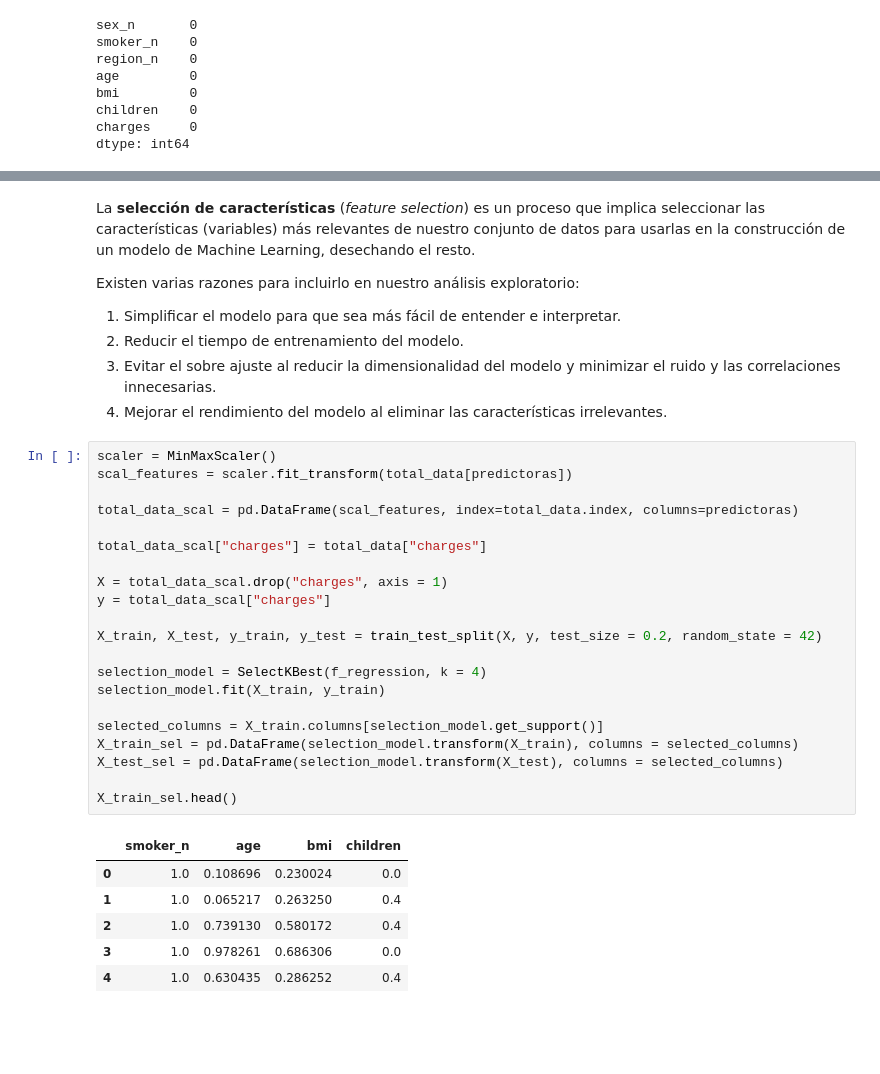
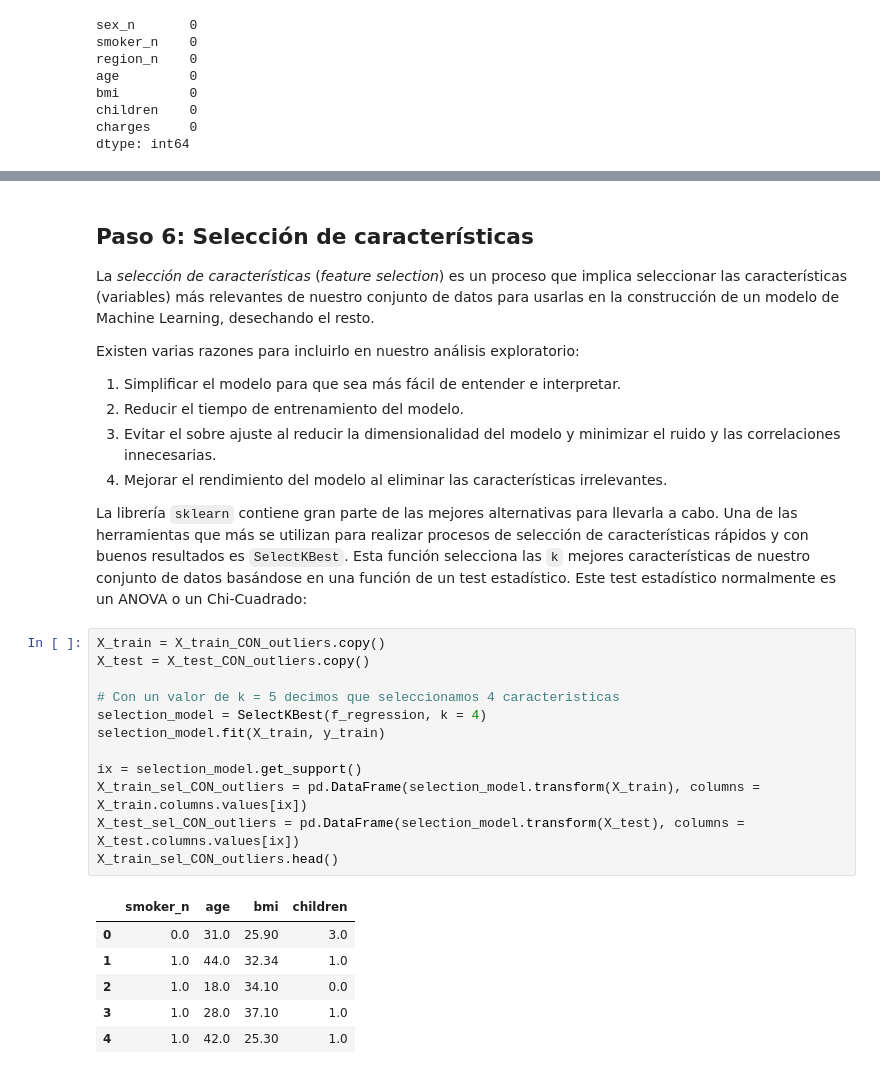
Before and after one commit to 4GeeksAcademy/machine-learning-python-template3-JohnnyXavierReyesBorbor, a Jupyter notebook: src/EDA.ipynb, the cells around one changed output, grey strips where cells are left out. Cells and saved outputs as stored; diff of their text form; blank space fills up the shorter version.

```diff
--- a/src/EDA.ipynb
+++ b/src/EDA.ipynb
@@ -335,6 +421,7 @@ total_data_scal.head()
 # %% [markdown]
+## Paso 6: Selección de características
 
-La **selección de características** (*feature selection*) es un proceso que implica seleccionar las características (variables) más relevantes de nuestro conjunto de datos para usarlas en la construcción de un modelo de Machine Learning, desechando el resto.
+La *selección de características* (*feature selection*) es un proceso que implica seleccionar las características (variables) más relevantes de nuestro conjunto de datos para usarlas en la construcción de un modelo de Machine Learning, desechando el resto.
 
 Existen varias razones para incluirlo en nuestro análisis exploratorio:
 
@@ -342,32 +429,25 @@ Existen varias razones para incluirlo en nuestro análisis exploratorio:
 2. Reducir el tiempo de entrenamiento del modelo.
 3. Evitar el sobre ajuste al reducir la dimensionalidad del modelo y minimizar el ruido y las correlaciones innecesarias.
 4. Mejorar el rendimiento del modelo al eliminar las características irrelevantes.
+
+La librería `sklearn` contiene gran parte de las mejores alternativas para llevarla a cabo. Una de las herramientas que más se utilizan para realizar procesos de selección de características rápidos y con buenos resultados es `SelectKBest`. Esta función selecciona las `k` mejores características de nuestro conjunto de datos basándose en una función de un test estadístico. Este test estadístico normalmente es un ANOVA o un Chi-Cuadrado:
-# %%
-scaler = MinMaxScaler()
-scal_features = scaler.fit_transform(total_data[predictoras])
-
-total_data_scal = pd.DataFrame(scal_features, index=total_data.index, columns=predictoras)
-
-total_data_scal["charges"] = total_data["charges"]
-
-X = total_data_scal.drop("charges", axis = 1)
-y = total_data_scal["charges"]
-
-X_train, X_test, y_train, y_test = train_test_split(X, y, test_size = 0.2, random_state = 42)
-
-selection_model = SelectKBest(f_regression, k = 4)
-selection_model.fit(X_train, y_train)
-
-selected_columns = X_train.columns[selection_model.get_support()]
-X_train_sel = pd.DataFrame(selection_model.transform(X_train), columns = selected_columns)
-X_test_sel = pd.DataFrame(selection_model.transform(X_test), columns = selected_columns)
-
-X_train_sel.head()
-# %% [output]
-|  | smoker_n | age | bmi | children |
-| 0 | 1.0 | 0.108696 | 0.230024 | 0.0 |
-| 1 | 1.0 | 0.065217 | 0.263250 | 0.4 |
-| 2 | 1.0 | 0.739130 | 0.580172 | 0.4 |
-| 3 | 1.0 | 0.978261 | 0.686306 | 0.0 |
-| 4 | 1.0 | 0.630435 | 0.286252 | 0.4 |
+# %%
+X_train = X_train_CON_outliers.copy()
+X_test = X_test_CON_outliers.copy()
+
+# Con un valor de k = 5 decimos que seleccionamos 4 caracteristicas
+selection_model = SelectKBest(f_regression, k = 4)
+selection_model.fit(X_train, y_train)
+
+ix = selection_model.get_support()
+X_train_sel_CON_outliers = pd.DataFrame(selection_model.transform(X_train), columns = X_train.columns.values[ix])
+X_test_sel_CON_outliers = pd.DataFrame(selection_model.transform(X_test), columns = X_test.columns.values[ix])
+X_train_sel_CON_outliers.head()
+# %% [output]
+|  | smoker_n | age | bmi | children |
+| 0 | 0.0 | 31.0 | 25.90 | 3.0 |
+| 1 | 1.0 | 44.0 | 32.34 | 1.0 |
+| 2 | 1.0 | 18.0 | 34.10 | 0.0 |
+| 3 | 1.0 | 28.0 | 37.10 | 1.0 |
+| 4 | 1.0 | 42.0 | 25.30 | 1.0 |
 # %%
```
Also changed, not shown: parts of 28 cells of this notebook, 28 other files.
